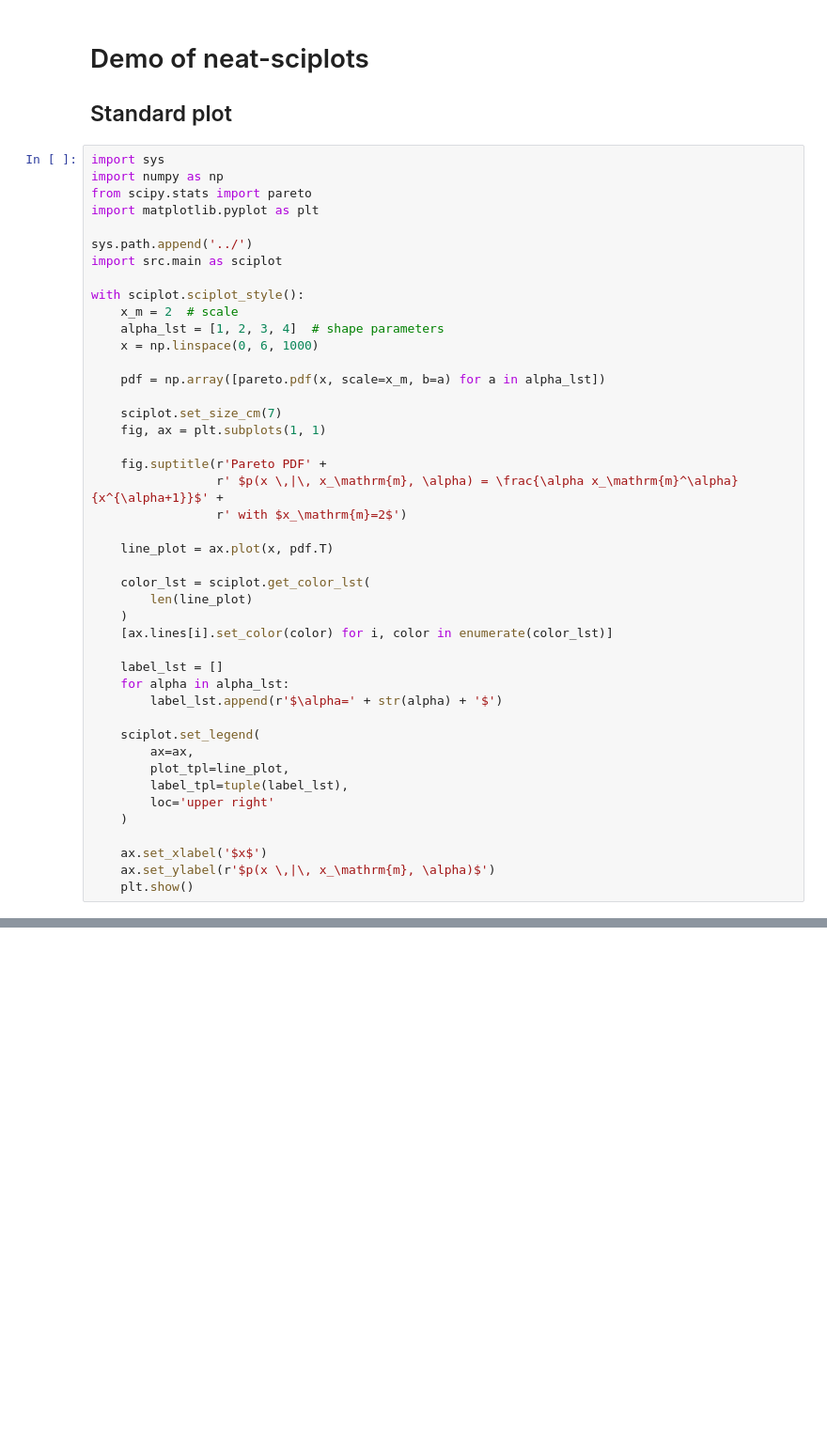
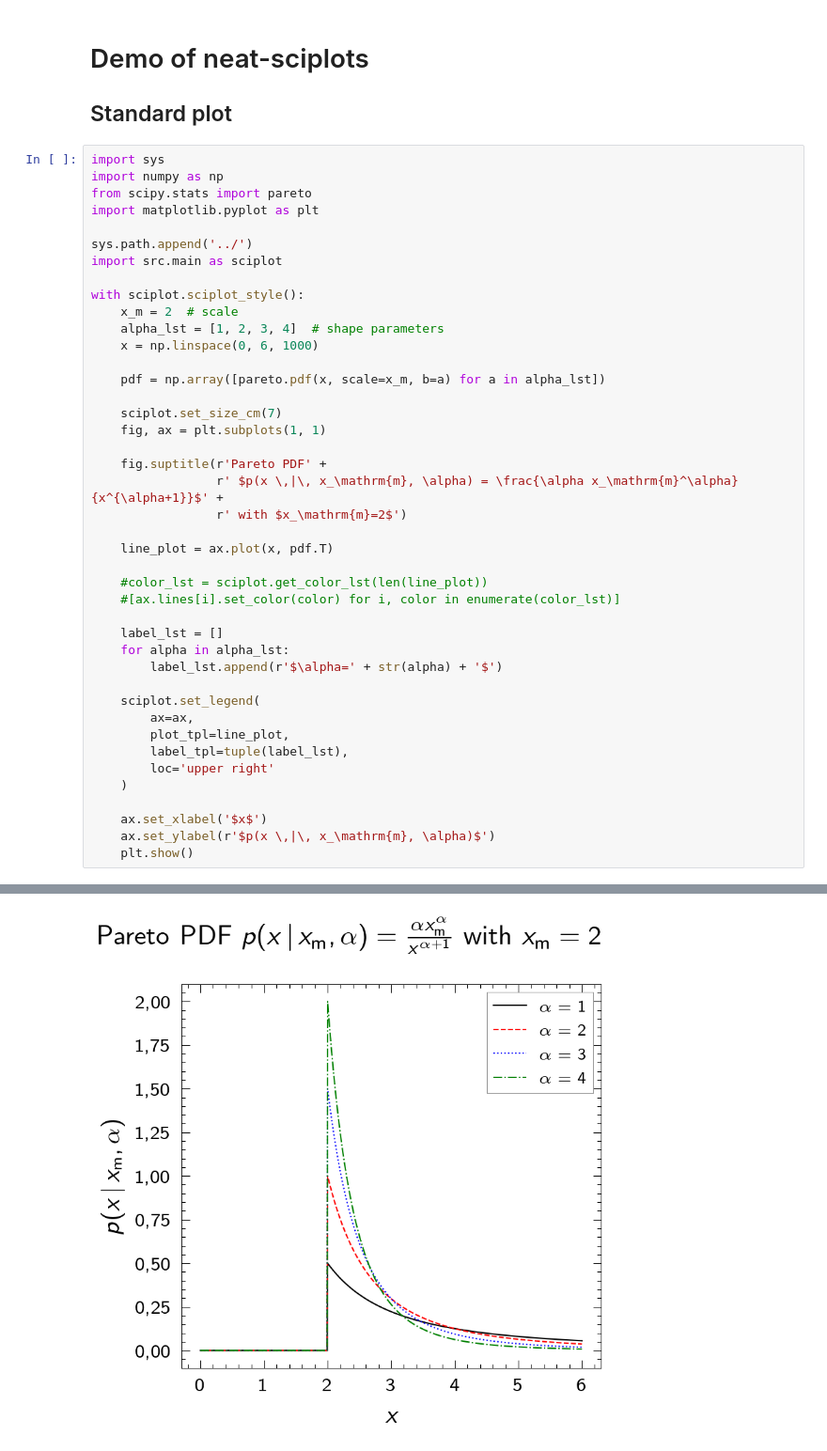
Before and after one commit to andreasfuhr/sciplot, a Jupyter notebook: notebooks/demo.ipynb, the cells around one changed output, grey strips where cells are left out. Shown at 94% size. Drawn from its saved outputs; the diff is of its cells as text; blank space fills up the shorter version.

```diff
--- a/notebooks/demo.ipynb
+++ b/notebooks/demo.ipynb
@@ -27,10 +27,8 @@ with sciplot.sciplot_style():
 
     line_plot = ax.plot(x, pdf.T)
 
-    color_lst = sciplot.get_color_lst(
-        len(line_plot)
-    )
-    [ax.lines[i].set_color(color) for i, color in enumerate(color_lst)]
+    #color_lst = sciplot.get_color_lst(len(line_plot))
+    #[ax.lines[i].set_color(color) for i, color in enumerate(color_lst)]
 
     label_lst = []
     for alpha in alpha_lst:
@@ -50,0 +48 @@ ValueError: Key axes.prop_cycle: '(cycler('color', ['k', 'r', 'b', 'g']) + cycle
+[figure, added]
```
Also changed, not shown: parts of 1 cell of this notebook.
